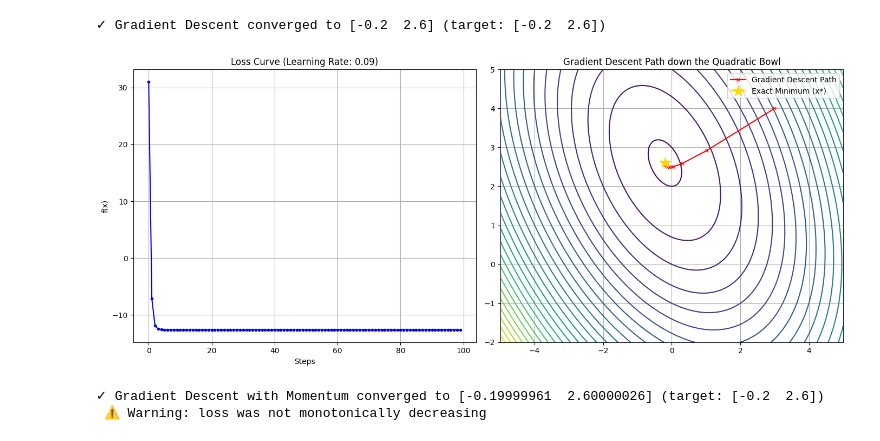
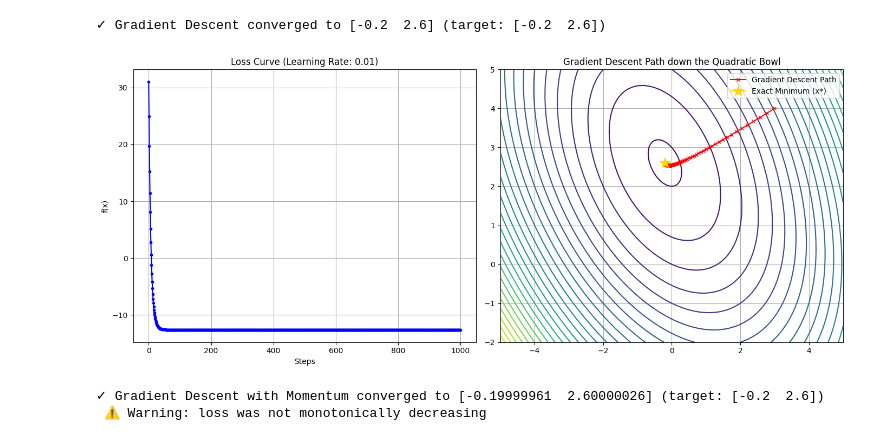
Before and after one commit to roholla-j/first-order-optimization-algorithms, a Jupyter notebook: experiments/quadratic_test.ipynb, the cells around one changed output. Cells and saved outputs as stored; diff of their text form; code cells hidden in the pictures.

```diff
--- a/experiments/quadratic_test.ipynb
+++ b/experiments/quadratic_test.ipynb
@@ -103,16 +103,16 @@ def run_quadratic_test(optimizer_func,
 # %%
 # ======================
 # 4. Run GD
 # ======================
 run_quadratic_test(
     optimizer_func=gd,   # now correctly imported
-    lr=0.09,
-    steps=100,
+    lr=0.01,
+    steps=1000,
     title="Gradient Descent"
 )
 # %% [output]
 ✓ Gradient Descent converged to [-0.2  2.6] (target: [-0.2  2.6])
-[figure, old version]
+[figure, new version]
 # %%
 # Run GD with momentum
 run_quadratic_test(optimizer_func=momentum,
```
Also changed, not shown: parts of 2 cells of this notebook, 7 other files.
